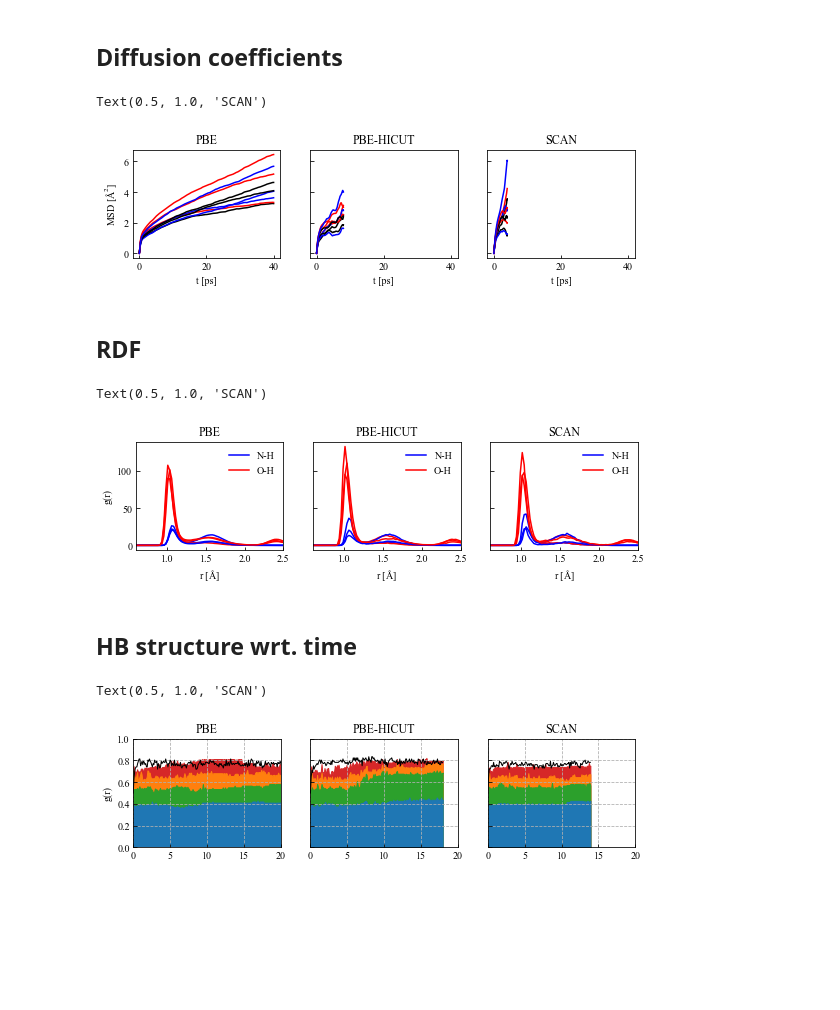
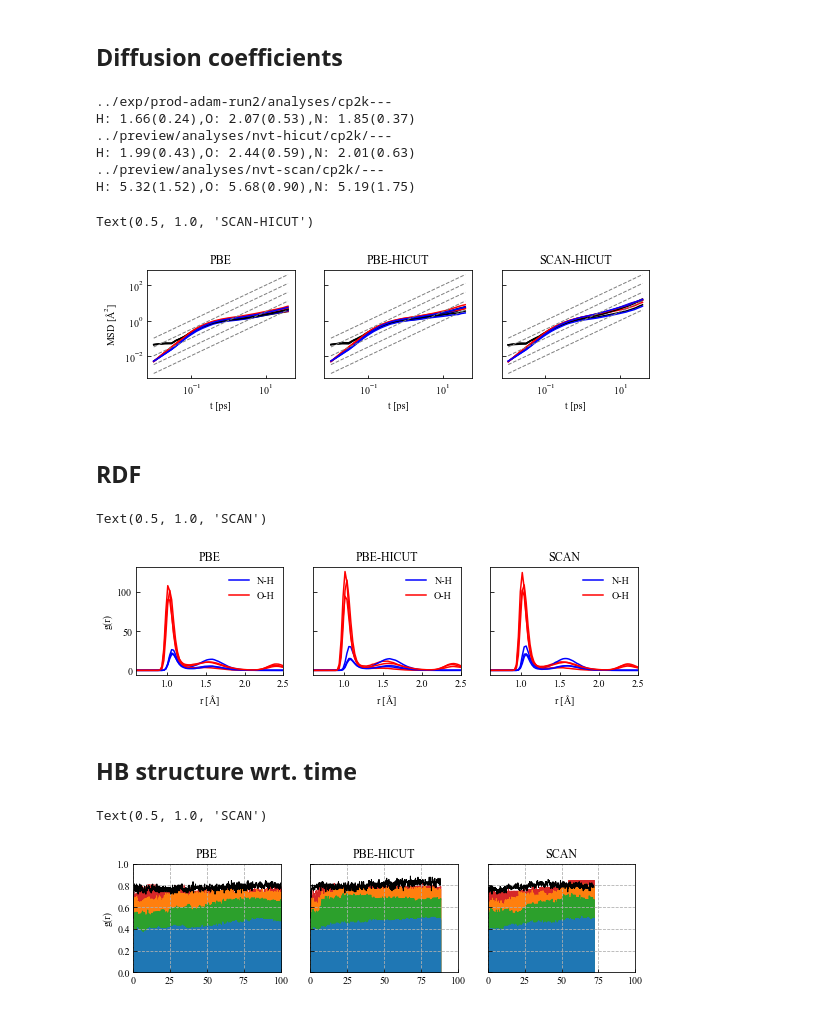
Before and after one commit to yqshao-archive/pils, a Jupyter notebook: notebooks/nb_preview_scan_hicut.ipynb, the cells around one changed output. Cells and saved outputs as stored; diff of their text form; code cells hidden in the pictures; blank space fills up the shorter version.

```diff
--- a/notebooks/nb_preview_scan_hicut.ipynb
+++ b/notebooks/nb_preview_scan_hicut.ipynb
@@ -15,22 +15,42 @@ pre_scan = "../preview/analyses/nvt-scan/cp2k/"
 ## Diffusion coefficients
 # %%
 f, axs = plt.subplots(1, 3, figsize=[9, 2], sharex=True, sharey=True)
+d = lambda msd, idx: msd[-1, idx]/msd[-1, 0]/6*100
+
 for pre, ax in zip([pre_pbe, pre_hicut, pre_scan], axs):
     systems = glob(f"{pre}/*-rho1.0753")
+    print(f"{pre}---")
     ax.set_xlabel("t [ps]")
+    d_all = []
     for sys in systems:
         msd = np.load(f"{sys}/msd-10-110ps/msd.npy")
         ax.plot(msd[:, 0], msd[:, 1], color="k")
         ax.plot(msd[:, 0], msd[:, 2], color="r")
         ax.plot(msd[:, 0], msd[:, 3], color="b")
+        d_all.append([d(msd,1), d(msd,2), d(msd,3)])
+    d_avg = np.mean(d_all, axis=0)
+    d_std = np.std(d_all, axis=0)
+    print(f'H: {d_avg[0]:.2f}({d_std[0]:.2f}),'
+          f'O: {d_avg[1]:.2f}({d_std[1]:.2f}),'
+          f'N: {d_avg[2]:.2f}({d_std[2]:.2f})')
+    ax.set_xscale('log')
+    ax.set_yscale('log')
+    for i in np.linspace(-1,1,5):
+        ax.plot(msd[:, 0], msd[:, 0]*10**i, lw=1, ls='--', color='gray')
 
 axs[0].set_ylabel("MSD [$\AA^2$]")
 axs[0].set_title("PBE")
 axs[1].set_title("PBE-HICUT")
-axs[2].set_title("SCAN")
+axs[2].set_title("SCAN-HICUT")
 # %% [output]
-Text(0.5, 1.0, 'SCAN')
+../exp/prod-adam-run2/analyses/cp2k---
+H: 1.66(0.24),O: 2.07(0.53),N: 1.85(0.37)
+../preview/analyses/nvt-hicut/cp2k/---
+H: 1.99(0.43),O: 2.44(0.59),N: 2.01(0.63)
+../preview/analyses/nvt-scan/cp2k/---
+H: 5.32(1.52),O: 5.68(0.90),N: 5.19(1.75)
+Text(0.5, 1.0, 'SCAN-HICUT')
-[figure, old version]
+[figure, new version]
 # %% [markdown]
 ## RDF
 # %%
@@ -52,36 +72,36 @@ axs[1].set_title("PBE-HICUT")
 axs[2].set_title("SCAN")
 # %% [output]
 Text(0.5, 1.0, 'SCAN')
-[figure, old version]
+[figure, new version]
 # %% [markdown]
 ## HB structure wrt. time
 # %%
 window = 1
 
 f, axs = plt.subplots(1, 3, figsize=[9, 2], sharex=True, sharey=True)
 
 
 for pre, ax in zip([pre_pbe, pre_hicut, pre_scan], axs):
     files = glob(f"{pre}/*-rho1.0753/hbnet.dat")
     hbnet =  [np.loadtxt(data) for data in files]
     hbnet = np.array(hbnet)
     t = hbnet[0,::window,0]
     molperc = hbnet[:,:,1].reshape([hbnet.shape[0],-1,window])/32.
     molperc = molperc.mean(axis=2)
     hbpop = hbnet[:,:,3:].cumsum(axis=2)/64.
     hbpop = hbpop.reshape([hbpop.shape[0],-1,window,hbpop.shape[-1]]).mean(axis=2)
     colors = ['tab:blue', 'tab:green', 'tab:orange', 'tab:red']
     for x, color in list(zip(hbpop.T, colors))[::-1]:
         h = ax.fill_between(t, x.mean(axis=1), color=color, alpha=1)
     l, = ax.plot(t, molperc.mean(axis=0), 'k-', lw=1)
     ax.grid()
-    ax.set_xlim(0,20)
+    ax.set_xlim(0,100)
     ax.set_ylim(0,1)
 
 axs[0].set_ylabel("g(r)")
 axs[0].set_title("PBE")
 axs[1].set_title("PBE-HICUT")
 axs[2].set_title("SCAN")
 # %% [output]
 Text(0.5, 1.0, 'SCAN')
-[figure, old version]
+[figure, new version]
```
Also changed, not shown: 10 other files.
